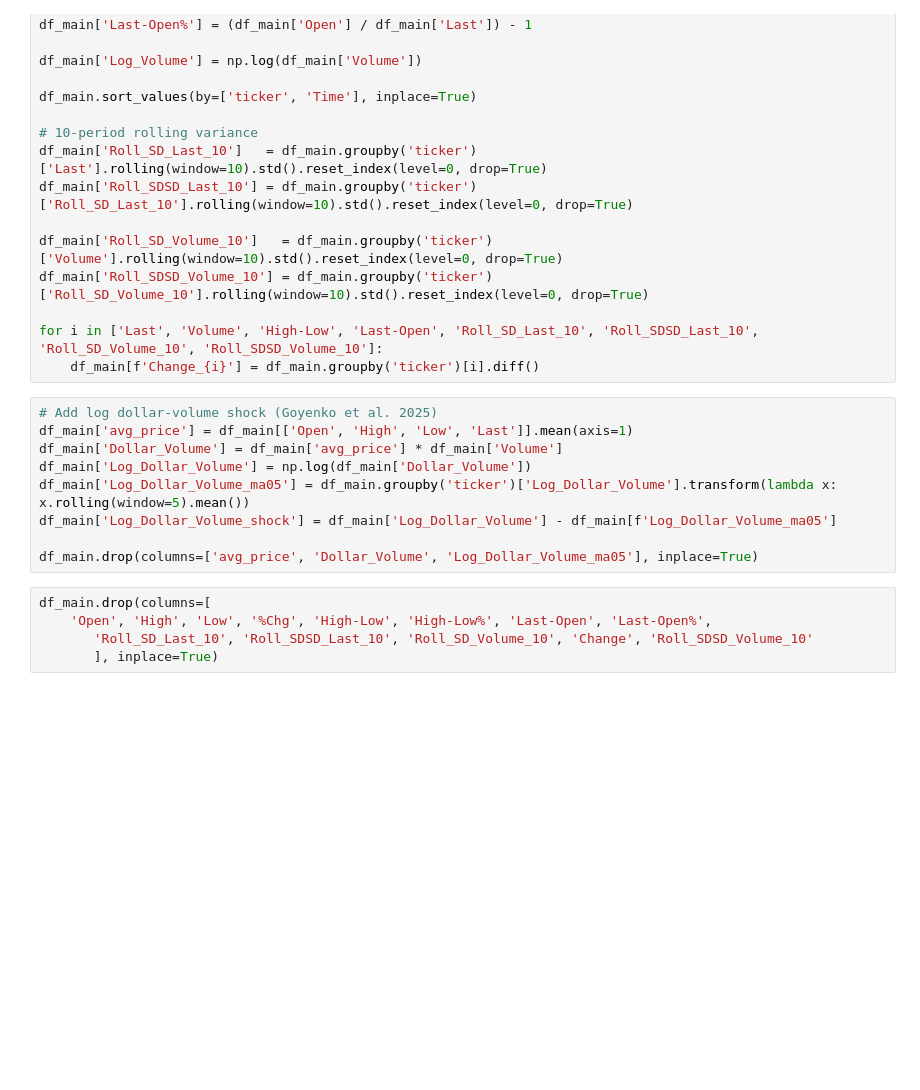
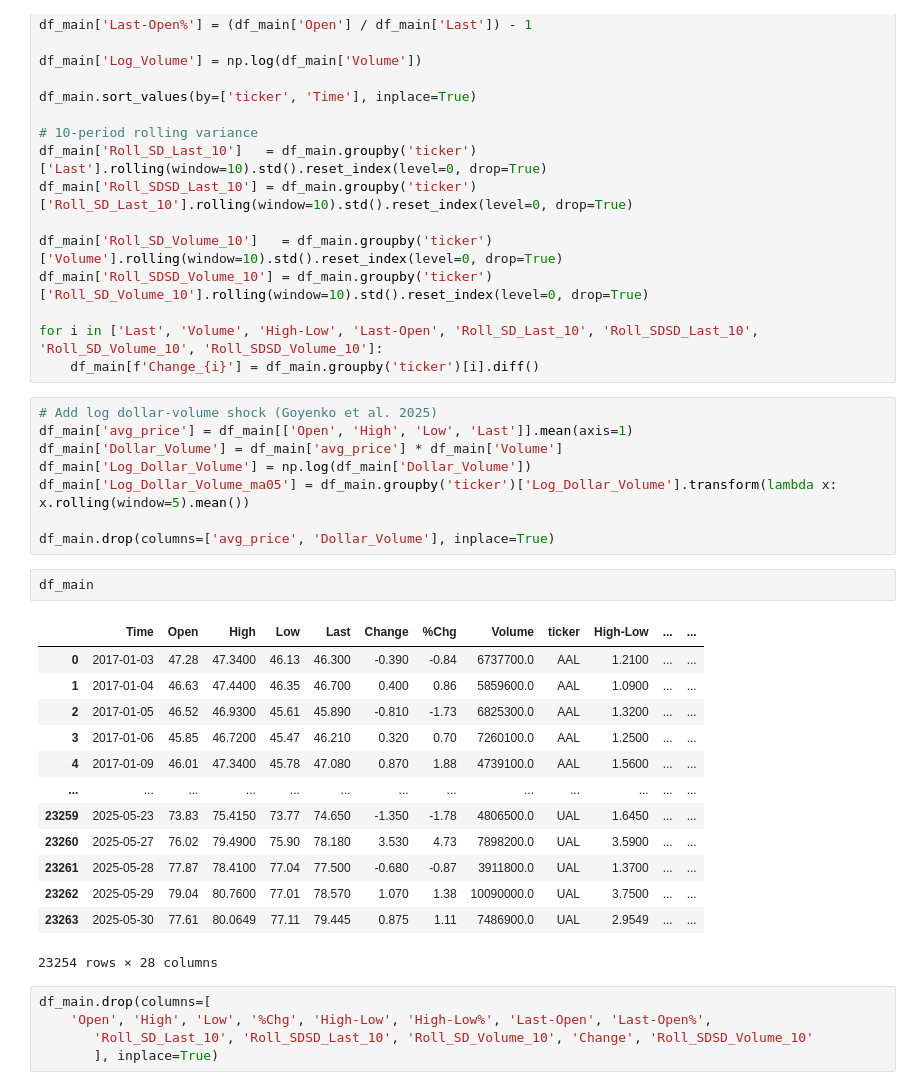
Before and after one commit to svanomm/sentiment-volume-forecasting, a Jupyter notebook: Scripts/02 Stocks Data/02 Process Daily Stock Data.ipynb, the cells around one changed output. Drawn from its saved outputs; the diff is of its cells as text; blank space fills up the shorter version.

```diff
--- a/Scripts/02 Stocks Data/02 Process Daily Stock Data.ipynb
+++ b/Scripts/02 Stocks Data/02 Process Daily Stock Data.ipynb
@@ -75,9 +75,24 @@ df_main['avg_price'] = df_main[['Open', 'High', 'Low', 'Last']].mean(axis=1)
 df_main['Dollar_Volume'] = df_main['avg_price'] * df_main['Volume']
 df_main['Log_Dollar_Volume'] = np.log(df_main['Dollar_Volume'])
 df_main['Log_Dollar_Volume_ma05'] = df_main.groupby('ticker')['Log_Dollar_Volume'].transform(lambda x: x.rolling(window=5).mean())
-df_main['Log_Dollar_Volume_shock'] = df_main['Log_Dollar_Volume'] - df_main[f'Log_Dollar_Volume_ma05']
 
-df_main.drop(columns=['avg_price', 'Dollar_Volume', 'Log_Dollar_Volume_ma05'], inplace=True)
+df_main.drop(columns=['avg_price', 'Dollar_Volume'], inplace=True)
+# %%
+df_main
+# %% [output]
+|  | Time | Open | High | Low | Last | Change | %Chg | Volume | ticker | High-Low | ... | ... |
+| 0 | 2017-01-03 | 47.28 | 47.3400 | 46.13 | 46.300 | -0.390 | -0.84 | 6737700.0 | AAL | 1.2100 | ... | ... |
+| 1 | 2017-01-04 | 46.63 | 47.4400 | 46.35 | 46.700 | 0.400 | 0.86 | 5859600.0 | AAL | 1.0900 | ... | ... |
+| 2 | 2017-01-05 | 46.52 | 46.9300 | 45.61 | 45.890 | -0.810 | -1.73 | 6825300.0 | AAL | 1.3200 | ... | ... |
+| 3 | 2017-01-06 | 45.85 | 46.7200 | 45.47 | 46.210 | 0.320 | 0.70 | 7260100.0 | AAL | 1.2500 | ... | ... |
+| 4 | 2017-01-09 | 46.01 | 47.3400 | 45.78 | 47.080 | 0.870 | 1.88 | 4739100.0 | AAL | 1.5600 | ... | ... |
+| ... | ... | ... | ... | ... | ... | ... | ... | ... | ... | ... | ... | ... |
+| 23259 | 2025-05-23 | 73.83 | 75.4150 | 73.77 | 74.650 | -1.350 | -1.78 | 4806500.0 | UAL | 1.6450 | ... | ... |
+| 23260 | 2025-05-27 | 76.02 | 79.4900 | 75.90 | 78.180 | 3.530 | 4.73 | 7898200.0 | UAL | 3.5900 | ... | ... |
+| 23261 | 2025-05-28 | 77.87 | 78.4100 | 77.04 | 77.500 | -0.680 | -0.87 | 3911800.0 | UAL | 1.3700 | ... | ... |
+| 23262 | 2025-05-29 | 79.04 | 80.7600 | 77.01 | 78.570 | 1.070 | 1.38 | 10090000.0 | UAL | 3.7500 | ... | ... |
+| 23263 | 2025-05-30 | 77.61 | 80.0649 | 77.11 | 79.445 | 0.875 | 1.11 | 7486900.0 | UAL | 2.9549 | ... | ... |
+23254 rows × 28 columns
 # %%
 df_main.drop(columns=[
     'Open', 'High', 'Low', '%Chg', 'High-Low', 'High-Low%', 'Last-Open', 'Last-Open%',
```
Also changed, not shown: parts of 8 cells of this notebook, 2 other files.
